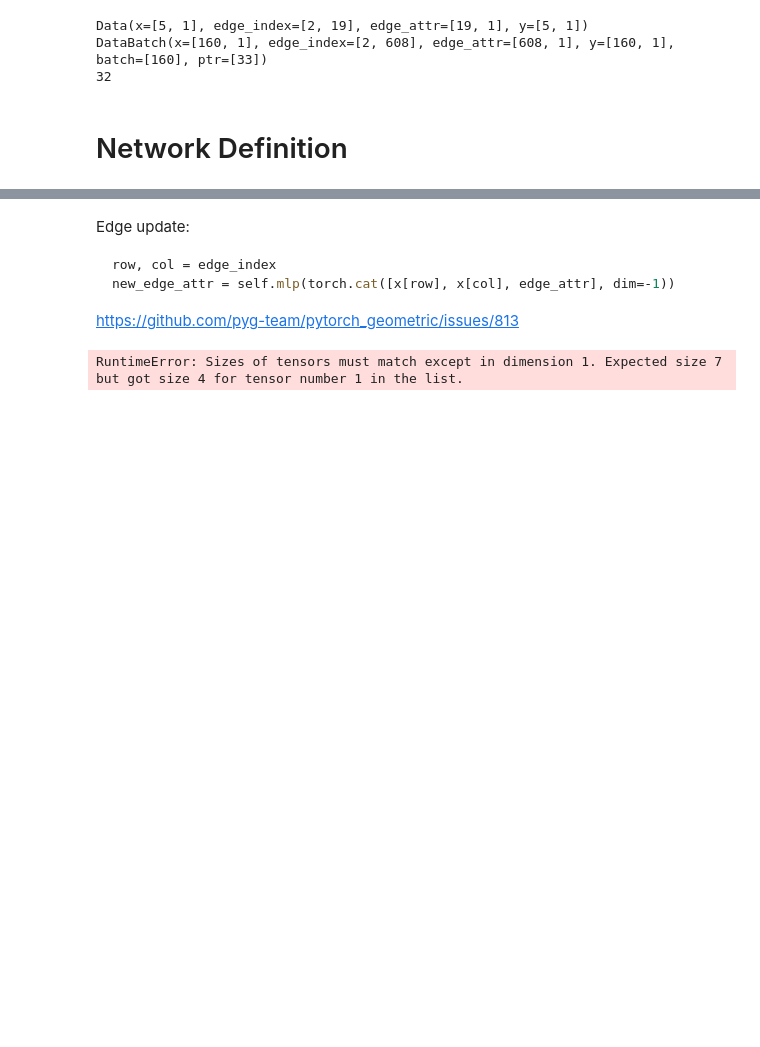
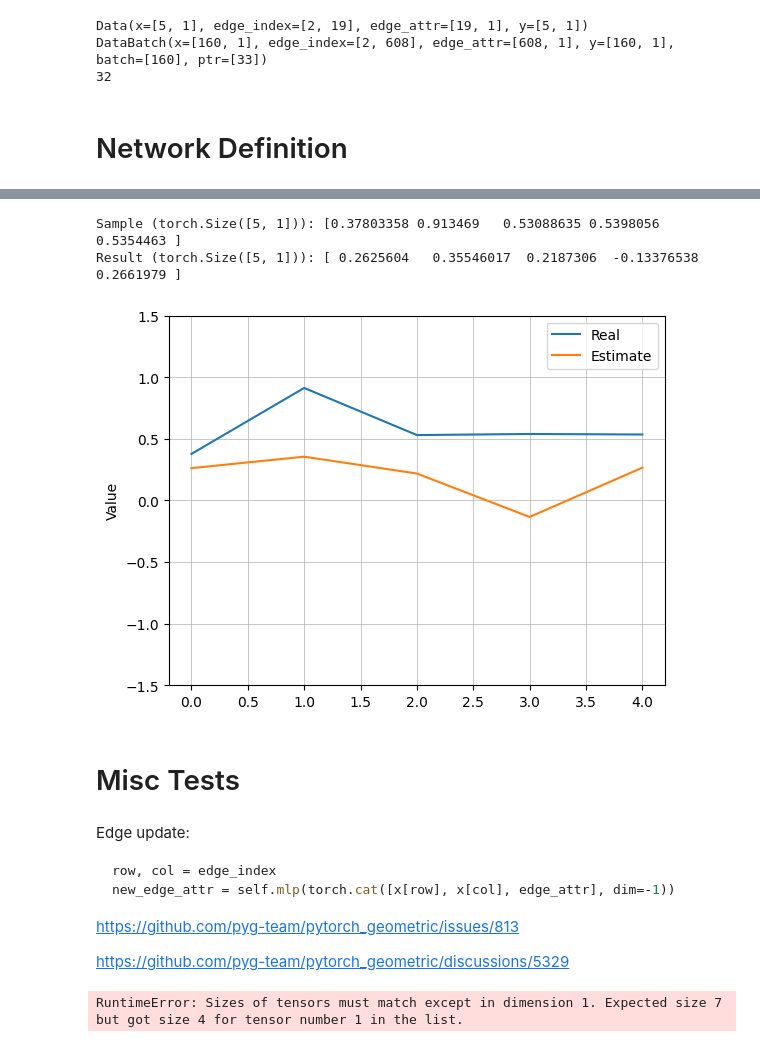
Before and after one commit to TiagoCAAmorim/graph_nn, a Jupyter notebook: gnn_lineq/notebooks/tests.ipynb, the cells around one changed output, grey strips where cells are left out. Saved outputs shown, nothing was run; the diff lists cells and outputs as text; code cells hidden in the pictures; blank space fills up the shorter version.

````diff
--- a/gnn_lineq/notebooks/tests.ipynb
+++ b/gnn_lineq/notebooks/tests.ipynb
@@ -572,3 +557,11 @@ plt.show()
+# %%
+plot_sample(model, dataset, (-1.5,1.5))
+# %% [output]
+Sample (torch.Size([5, 1])): [0.37803358 0.913469   0.53088635 0.5398056  0.5354463 ]
+Result (torch.Size([5, 1])): [ 0.2625604   0.35546017  0.2187306  -0.13376538  0.2661979 ]
+[figure, added]
+# %% [markdown]
+# Misc Tests
 # %% [markdown]
 Edge update:
 
@@ -578,6 +571,9 @@ new_edge_attr = self.mlp(torch.cat([x[row], x[col], edge_attr], dim=-1))
 ```
 
 https://github.com/pyg-team/pytorch_geometric/issues/813
+
+
+https://github.com/pyg-team/pytorch_geometric/discussions/5329
 # %%
 import torch
 import torch.nn.functional as F
````
Also changed, not shown: parts of 14 cells of this notebook.
